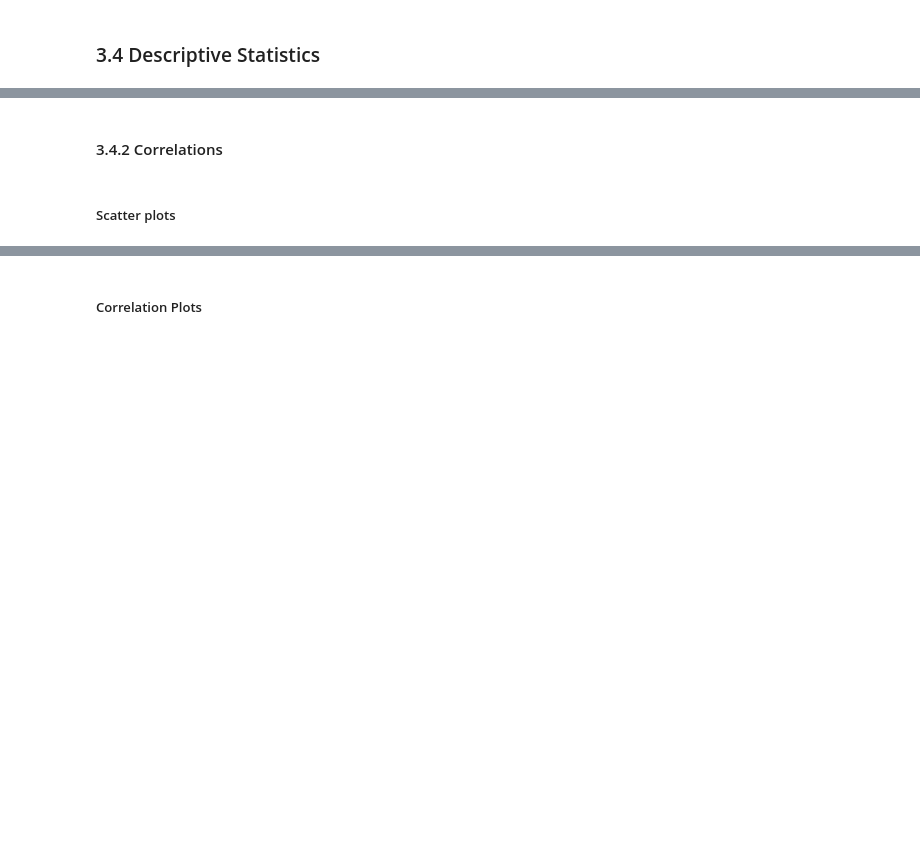
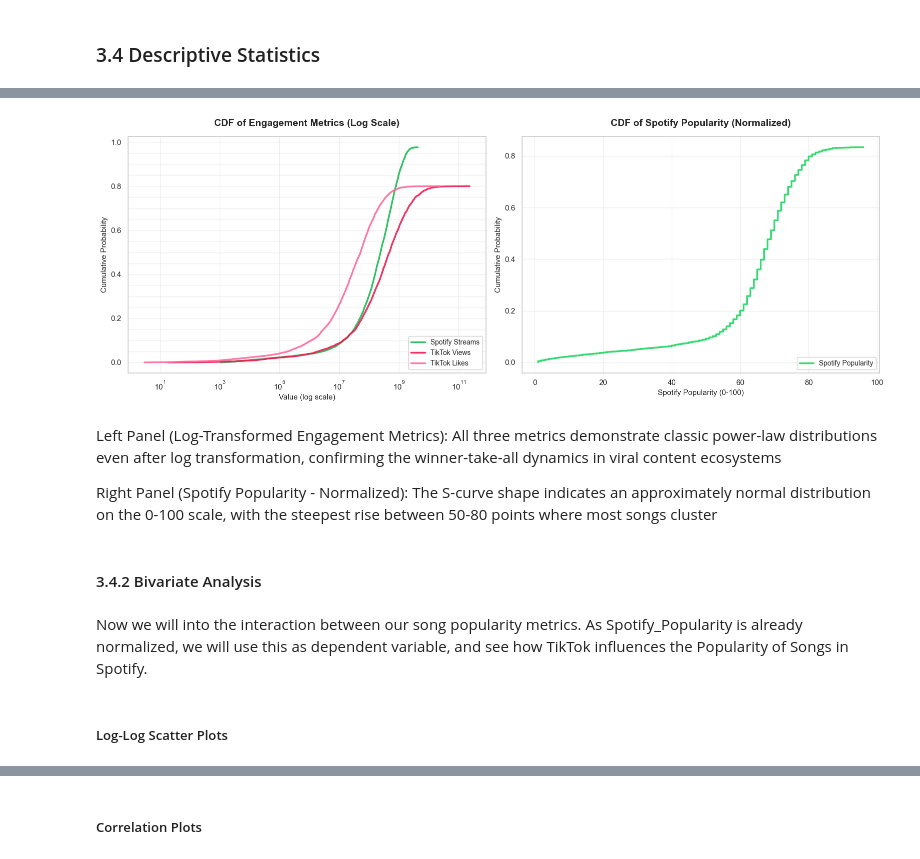
Before and after one commit to letti70033/spotify-tiktok-analysis, a Jupyter notebook: Notebook.ipynb, the cells around one changed output, grey strips where cells are left out. Drawn from its saved outputs; the diff is of its cells as text; code cells hidden in the pictures; blank space fills up the shorter version.

```diff
--- a/Notebook.ipynb
+++ b/Notebook.ipynb
@@ -702,4 +729,65 @@ Based on the descriptive statistics, several key patterns emerge:
+# %%
+fig, axes = plt.subplots(1, 2, figsize=(16, 6))
+
+#left:
+ax1 = axes[0]
+
+# Spotify Streams - Dunkelgrün (LOG)
+spotify_sorted = np.sort(spotify_songs['Spotify_Streams'])
+spotify_cdf = np.arange(1, len(spotify_sorted) + 1) / len(spotify_sorted)
+ax1.plot(spotify_sorted, spotify_cdf, linewidth=2.5, color='#1DB954',
+         label='Spotify Streams', alpha=0.9)
+
+# TikTok Views - Dunkelrot (LOG)
+tiktok_views_sorted = np.sort(spotify_songs['TikTok_Views'])
+tiktok_views_cdf = np.arange(1, len(tiktok_views_sorted) + 1) / len(tiktok_views_sorted)
+ax1.plot(tiktok_views_sorted, tiktok_views_cdf, linewidth=2.5, color='#EE1D52',
+         label='TikTok Views', alpha=0.9)
+
+# TikTok Likes - Rosa (LOG)
+tiktok_likes_sorted = np.sort(spotify_songs['TikTok_Likes'])
+tiktok_likes_cdf = np.arange(1, len(tiktok_likes_sorted) + 1) / len(tiktok_likes_sorted)
+ax1.plot(tiktok_likes_sorted, tiktok_likes_cdf, linewidth=2.5, color='#FF6B9D',
+         label='TikTok Likes', alpha=0.9)
+
+ax1.set_title('CDF of Engagement Metrics (Log Scale)', fontsize=14, fontweight='bold', pad=15)
+ax1.set_xlabel('Value (log scale)', fontsize=11)
+ax1.set_ylabel('Cumulative Probability', fontsize=11)
+ax1.set_xscale('log')  # Log-Scale
+ax1.legend(loc='lower right', fontsize=10, framealpha=0.9)
+ax1.grid(True, alpha=0.3, which='both')
+ax1.minorticks_on()
+
+# right: Popularity
+ax2 = axes[1]
+
+# Spotify Popularity - Hellgrün (KEIN LOG)
+spotify_pop_sorted = np.sort(spotify_songs['Spotify_Popularity'])
+spotify_pop_cdf = np.arange(1, len(spotify_pop_sorted) + 1) / len(spotify_pop_sorted)
+ax2.plot(spotify_pop_sorted, spotify_pop_cdf, linewidth=2.5, color='#1ED760',
+         label='Spotify Popularity', alpha=0.9)
+
+ax2.set_title('CDF of Spotify Popularity (Normalized)', fontsize=14, fontweight='bold', pad=15)
+ax2.set_xlabel('Spotify Popularity (0-100)', fontsize=11)
+ax2.set_ylabel('Cumulative Probability', fontsize=11)
+# KEIN LOG - bereits normalisiert auf 0-100!
+ax2.legend(loc='lower right', fontsize=10, framealpha=0.9)
+ax2.grid(True, alpha=0.3)
+
+plt.tight_layout()
+plt.savefig('cdf_log_vs_normalized.png', dpi=300, bbox_inches='tight')
+plt.show()
+# %% [output]
+[figure, added]
+# %% [markdown]
+Left Panel (Log-Transformed Engagement Metrics):
+All three metrics demonstrate classic power-law distributions even after log transformation, confirming the winner-take-all dynamics in viral content ecosystems
+
+Right Panel (Spotify Popularity - Normalized):
+The S-curve shape indicates an approximately normal distribution on the 0-100 scale, with the steepest rise between 50-80 points where most songs cluster
 # %% [markdown]
-#### 3.4.2 Correlations
+#### 3.4.2 Bivariate Analysis
+# %% [markdown]
+Now we will into the interaction between our song popularity metrics. As Spotify_Popularity is already normalized, we will use this as dependent variable, and see how TikTok influences the Popularity of Songs in Spotify.
 # %% [markdown]
-##### Scatter plots
+##### Log-Log Scatter Plots
```
Also changed, not shown: parts of 72 cells of this notebook, 8 other files.
